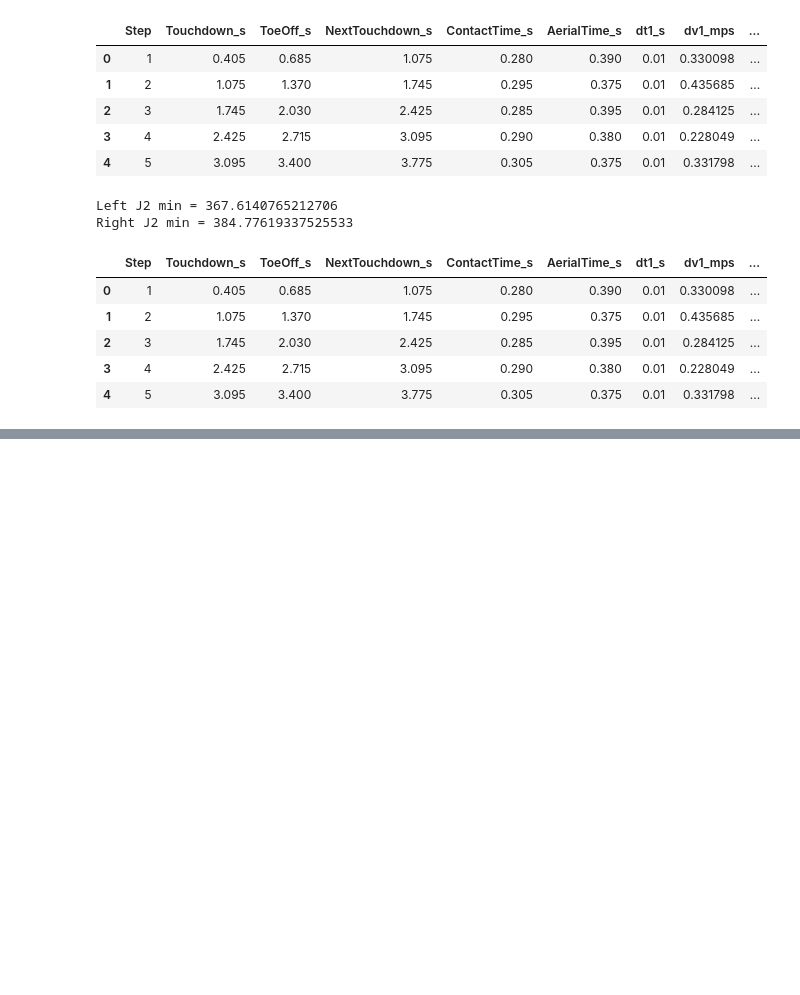
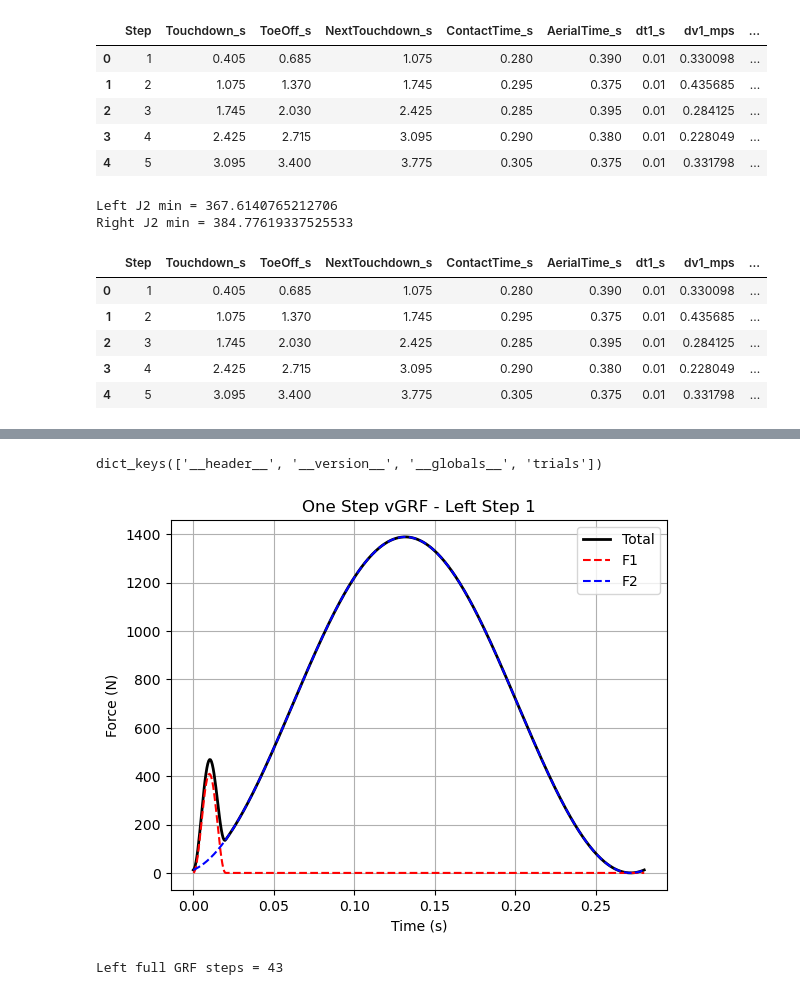
Before and after one commit to arjungpp/GRF_Estimation, a Jupyter notebook: grf_estimation.ipynb, the cells around one changed output, grey strips where cells are left out. Cells and saved outputs as stored; diff of their text form; code cells hidden in the pictures; blank space fills up the shorter version.

```diff
--- a/grf_estimation.ipynb
+++ b/grf_estimation.ipynb
@@ -291,0 +574,25 @@ Right J2 min = 384.77619337525533
+# %%
+from scipy.io import loadmat
+
+sup = loadmat(r"D:\GRF\SR results\grf_estimates.mat")
+
+print(sup.keys())
+# %% [output]
+dict_keys(['__header__', '__version__', '__globals__', 'trials'])
+# %%
+i = 0
+
+plt.figure()
+
+plt.plot(GRF_left_full[i]["time"], GRF_left_full[i]["FT"], 'k', linewidth=2, label='Total')
+plt.plot(GRF_left_full[i]["time"], GRF_left_full[i]["F1"], '--r', label='F1')
+plt.plot(GRF_left_full[i]["time"], GRF_left_full[i]["F2"], '--b', label='F2')
+
+plt.xlabel("Time (s)")
+plt.ylabel("Force (N)")
+plt.title("One Step vGRF - Left Step 1")
+plt.legend()
+plt.grid(True)
+plt.show()
+# %% [output]
+[figure, added]
@@ -291,0 +617,47 @@ Right J2 min = 384.77619337525533
+# %%
+GRF_left_full = []
+
+for i in range(len(T_contacts_left_full)):
+    tc  = T_contacts_left_full.loc[i, "ContactTime_s"]
+    dt1 = T_contacts_left_full.loc[i, "dt1_s"]
+
+    A1 = T_contacts_left_full.loc[i, "A1_N"]
+    A2 = T_contacts_left_full.loc[i, "F2avg_N"]   # corrected
+
+    t = np.linspace(0, tc, 500)
+
+    # F1
+    B1 = dt1
+    C1 = dt1
+    F1 = np.zeros_like(t)
+    idx1 = (t >= 0) & (t <= 2 * dt1)
+    F1[idx1] = (A1 / 2) * (1 + np.cos(((t[idx1] - B1) / C1) * np.pi))
+
+    # F2 (asymmetric, corrected)
+    B2 = 0.47 * tc
+    C2L = B2
+    C2T = tc - B2
+
+    F2 = np.zeros_like(t)
+
+    idxL = (t >= 0) & (t <= B2)
+    F2[idxL] = (A2 / 2) * (1 + np.cos(((t[idxL] - B2) / C2L) * np.pi))
+
+    idxR = (t > B2) & (t <= tc)
+    F2[idxR] = (A2 / 2) * (1 + np.cos(((t[idxR] - B2) / C2T) * np.pi))
+
+    F2[F2 < 0] = 0
+
+    # Total
+    FT = F1 + F2
+
+    GRF_left_full.append({
+        "time": t,
+        "F1": F1,
+        "F2": F2,
+        "FT": FT
+    })
+
+print("Left full GRF steps =", len(GRF_left_full))
+# %% [output]
+Left full GRF steps = 43
```
Also changed, not shown: parts of 71 cells of this notebook, 17 other files.
